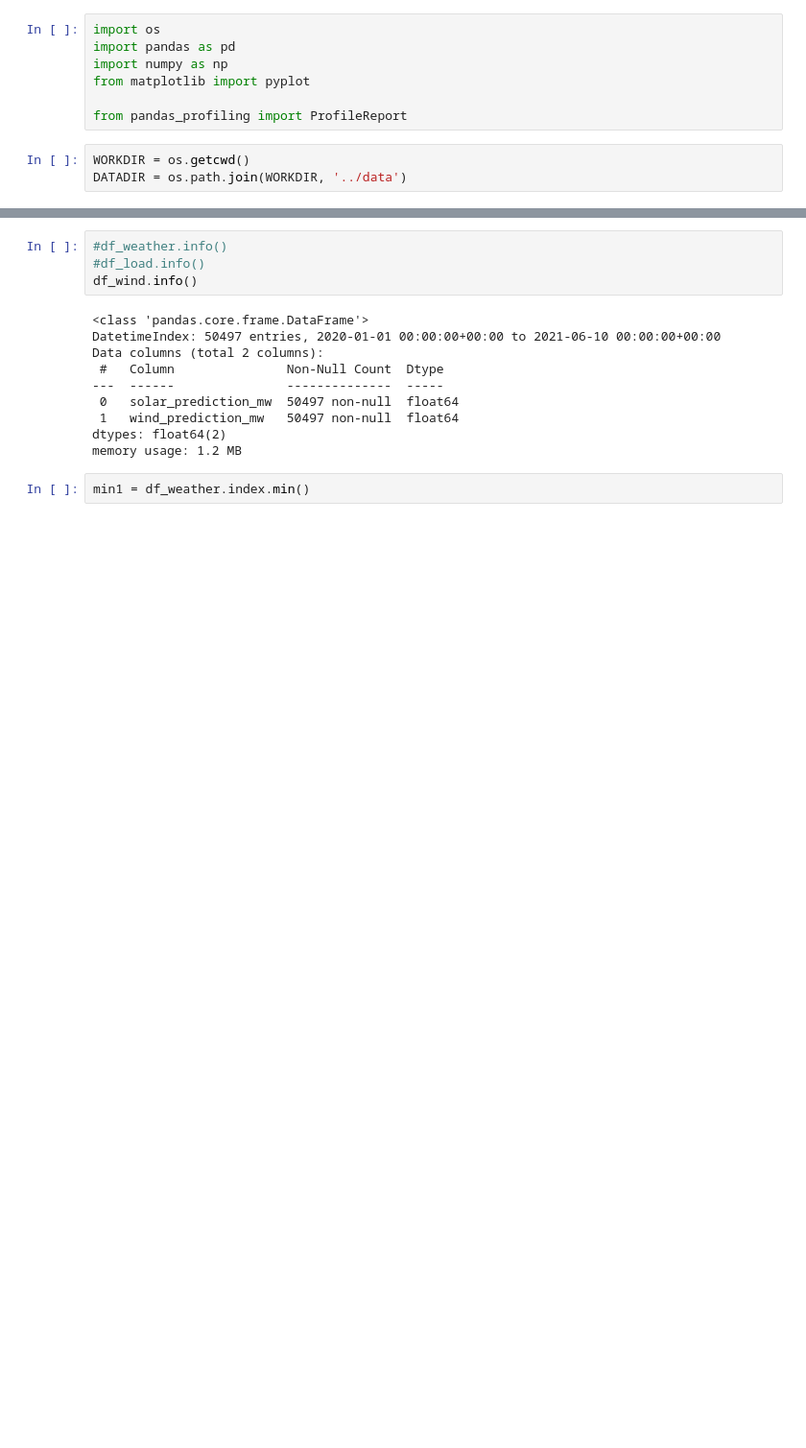
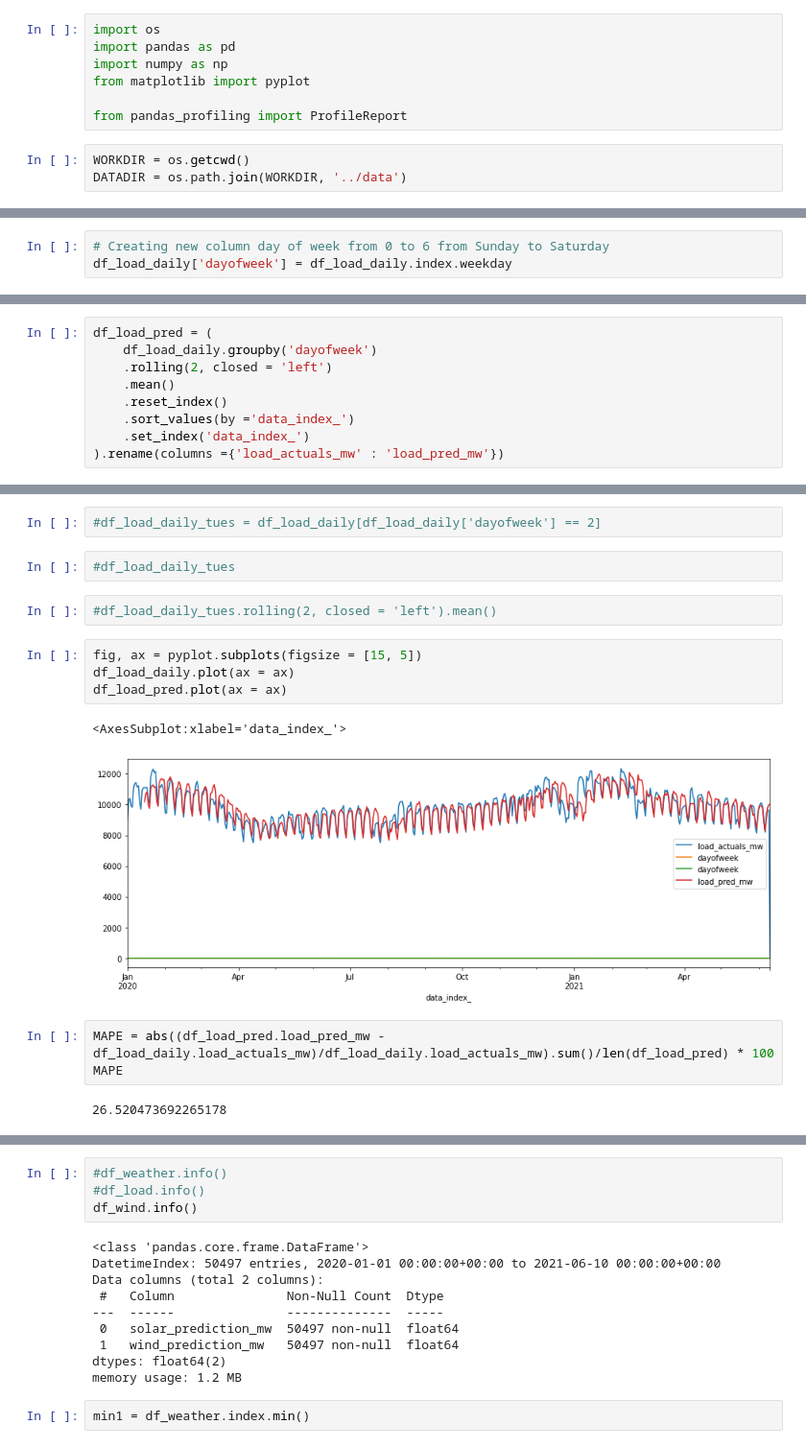
Before and after one commit to MBrouns/PyLadiesMLOpsCapstone, a Jupyter notebook: notebooks/prepare_data.ipynb, the cells around one changed output, grey strips where cells are left out. Shown at 96% size. Drawn from its saved outputs; the diff is of its cells as text; blank space fills up the shorter version.

```diff
--- a/notebooks/prepare_data.ipynb
+++ b/notebooks/prepare_data.ipynb
@@ -14,0 +32,3 @@ df_wind = pd.read_csv(os.path.join(DATADIR, 'wind_solar_predictions.csv'), parse
+# %%
+# Creating new column day of week from 0 to 6 from Sunday to Saturday
+df_load_daily['dayofweek'] = df_load_daily.index.weekday
@@ -14,0 +57,9 @@ df_wind = pd.read_csv(os.path.join(DATADIR, 'wind_solar_predictions.csv'), parse
+# %%
+df_load_pred = (
+    df_load_daily.groupby('dayofweek')
+    .rolling(2, closed = 'left')
+    .mean()
+    .reset_index()
+    .sort_values(by ='data_index_')
+    .set_index('data_index_')
+).rename(columns ={'load_actuals_mw' : 'load_pred_mw'})
@@ -14,0 +76,18 @@ df_wind = pd.read_csv(os.path.join(DATADIR, 'wind_solar_predictions.csv'), parse
+# %%
+#df_load_daily_tues = df_load_daily[df_load_daily['dayofweek'] == 2]
+# %%
+#df_load_daily_tues
+# %%
+#df_load_daily_tues.rolling(2, closed = 'left').mean()
+# %%
+fig, ax = pyplot.subplots(figsize = [15, 5])
+df_load_daily.plot(ax = ax)
+df_load_pred.plot(ax = ax)
+# %% [output]
+<AxesSubplot:xlabel='data_index_'>
+[figure, added]
+# %%
+MAPE = abs((df_load_pred.load_pred_mw - df_load_daily.load_actuals_mw)/df_load_daily.load_actuals_mw).sum()/len(df_load_pred) * 100
+MAPE
+# %% [output]
+26.520473692265178
```
Also changed, not shown: parts of 12 cells of this notebook.
